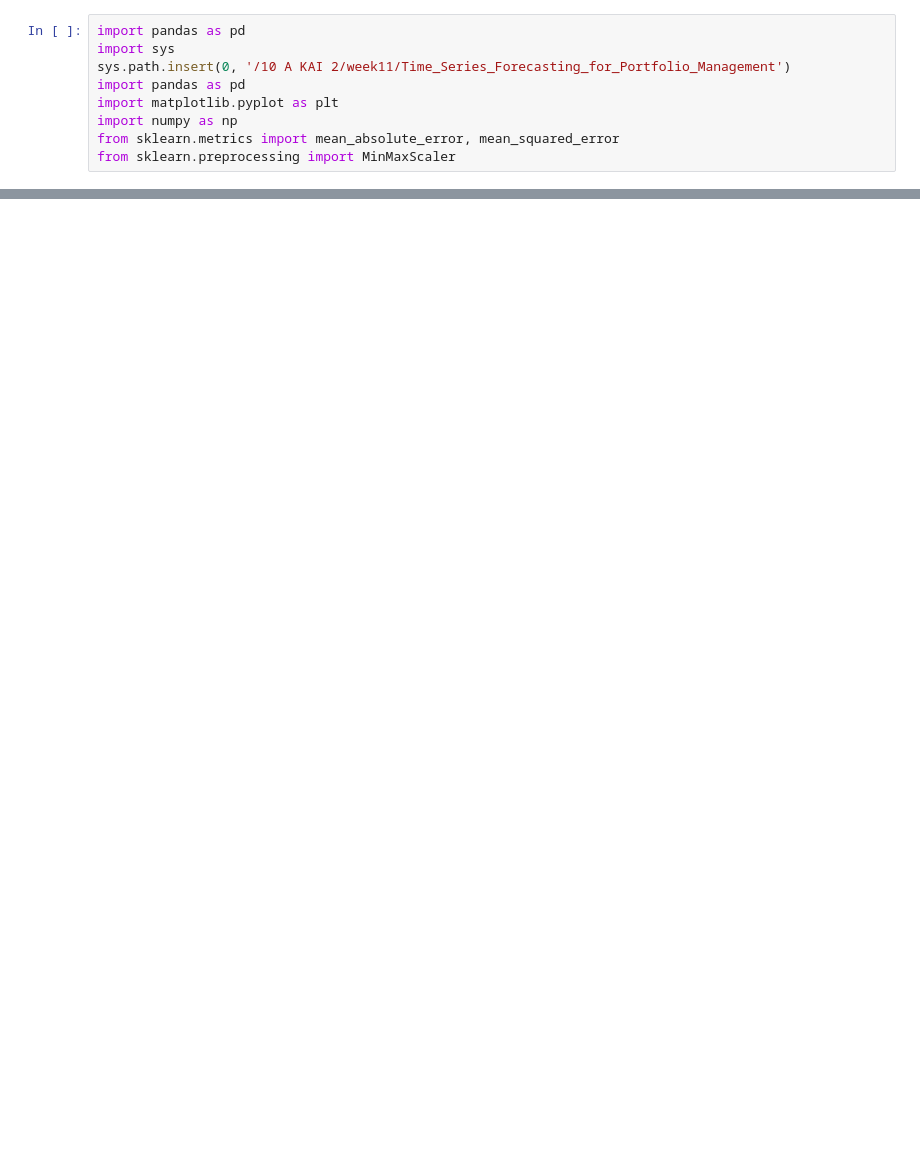
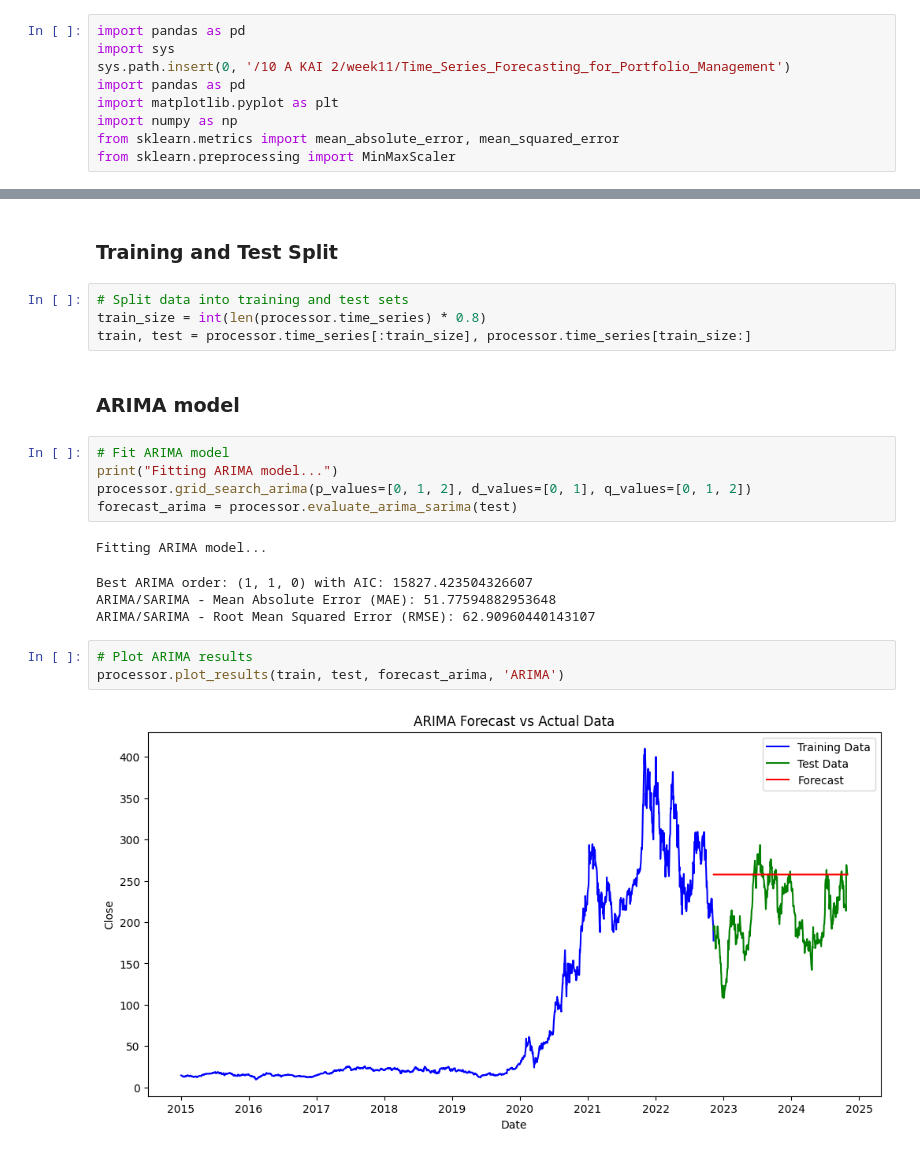
Before and after one commit to Marta233/Time_Series_Forecasting_for_Portfolio_Management, a Jupyter notebook: notebook/ML_MODEL.ipynb, the cells around one changed output, grey strips where cells are left out. Saved outputs shown, nothing was run; the diff lists cells and outputs as text; blank space fills up the shorter version.

```diff
--- a/notebook/ML_MODEL.ipynb
+++ b/notebook/ML_MODEL.ipynb
@@ -9,0 +49,23 @@ from sklearn.preprocessing import MinMaxScaler
+# %% [markdown]
+### Training and Test Split
+# %%
+# Split data into training and test sets
+train_size = int(len(processor.time_series) * 0.8)
+train, test = processor.time_series[:train_size], processor.time_series[train_size:]
+# %% [markdown]
+### ARIMA model
+# %%
+# Fit ARIMA model
+print("Fitting ARIMA model...")
+processor.grid_search_arima(p_values=[0, 1, 2], d_values=[0, 1], q_values=[0, 1, 2])
+forecast_arima = processor.evaluate_arima_sarima(test)
+# %% [output]
+Fitting ARIMA model...
+Best ARIMA order: (1, 1, 0) with AIC: 15827.423504326607
+ARIMA/SARIMA - Mean Absolute Error (MAE): 51.77594882953648
+ARIMA/SARIMA - Root Mean Squared Error (RMSE): 62.90960440143107
+# %%
+# Plot ARIMA results
+processor.plot_results(train, test, forecast_arima, 'ARIMA')
+# %% [output]
+[figure, added]
```
Also changed, not shown: parts of 21 cells of this notebook.
